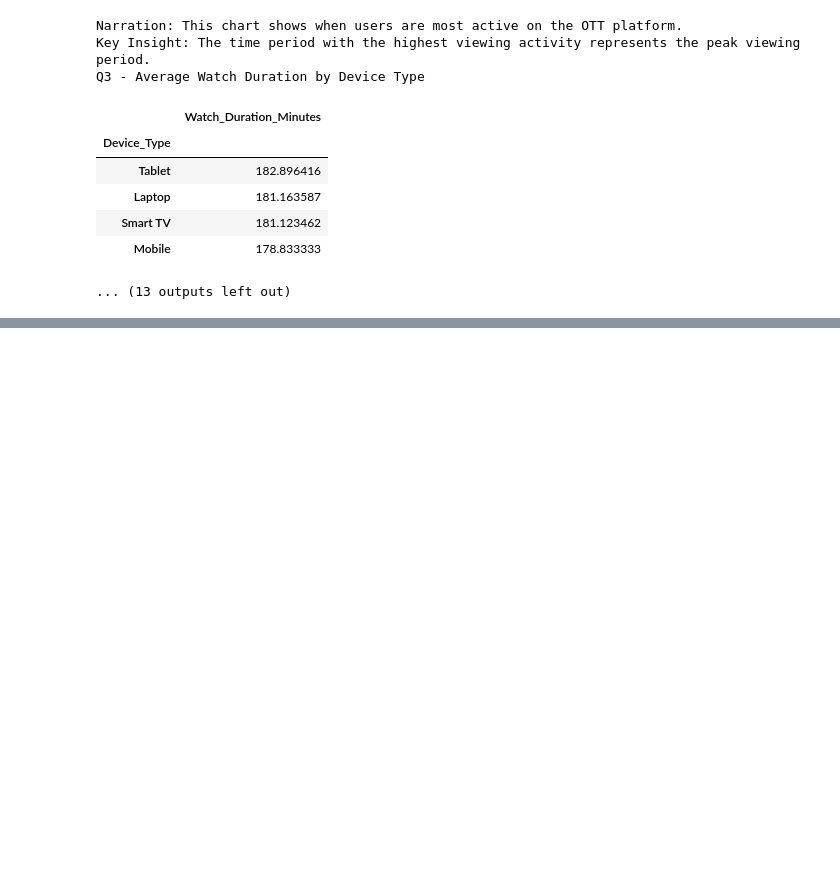
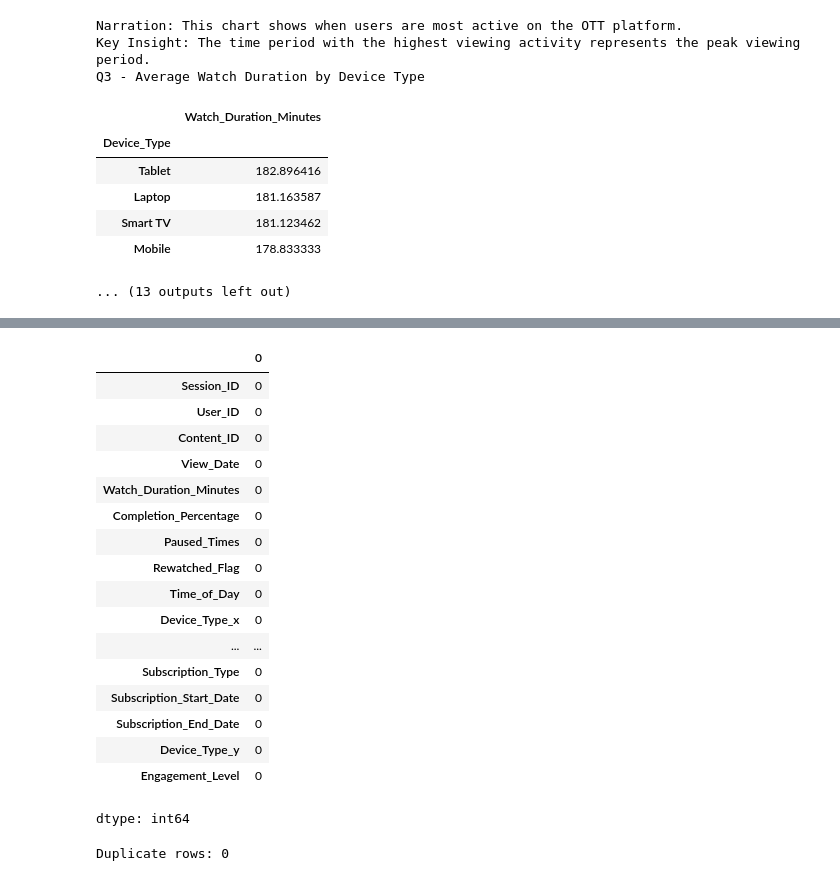
Before and after one commit to mayekarshreyas/OTT_Project, a Jupyter notebook: OTT_Project.ipynb, the cells around one changed output, grey strips where cells are left out. Saved outputs shown, nothing was run; the diff lists cells and outputs as text; code cells hidden in the pictures; blank space fills up the shorter version.

```diff
--- a/OTT_Project.ipynb
+++ b/OTT_Project.ipynb
@@ -1032,0 +1035,13 @@ Q3 - Average Watch Duration by Device Type
+# %%
+import pandas as pd
+
+# Load datasets
+viewing = pd.read_excel("viewing_activity.xlsx")
+users = pd.read_excel("user_profile.xlsx")
+
+# Check shapes
+print("Viewing Activity Shape:", viewing.shape)
+print("User Profile Shape:", users.shape)
+
+# Display first 5 rows
+viewing.head()
@@ -1032,0 +1069,13 @@ Q3 - Average Watch Duration by Device Type
+# %%
+# Merge viewing activity with user profile
+df = viewing.merge(
+    users,
+    on="User_ID",
+    how="left"
+)
+
+# Check the new dataset
+print("Merged Dataset Shape:", df.shape)
+
+# Check first 5 rows
+df.head()
@@ -1032,0 +1137,25 @@ Q3 - Average Watch Duration by Device Type
+# %%
+df.isnull().sum().sort_values(ascending=False)
+# %% [output]
+|  | 0 |
+| Session_ID | 0 |
+| User_ID | 0 |
+| Content_ID | 0 |
+| View_Date | 0 |
+| Watch_Duration_Minutes | 0 |
+| Completion_Percentage | 0 |
+| Paused_Times | 0 |
+| Rewatched_Flag | 0 |
+| Time_of_Day | 0 |
+| Device_Type_x | 0 |
+| ... | ... |
+| Subscription_Type | 0 |
+| Subscription_Start_Date | 0 |
+| Subscription_End_Date | 0 |
+| Device_Type_y | 0 |
+| Engagement_Level | 0 |
+dtype: int64
+# %%
+print("Duplicate rows:", df.duplicated().sum())
+# %% [output]
+Duplicate rows: 0
```
Also changed, not shown: parts of 21 cells of this notebook, 1 other file.
